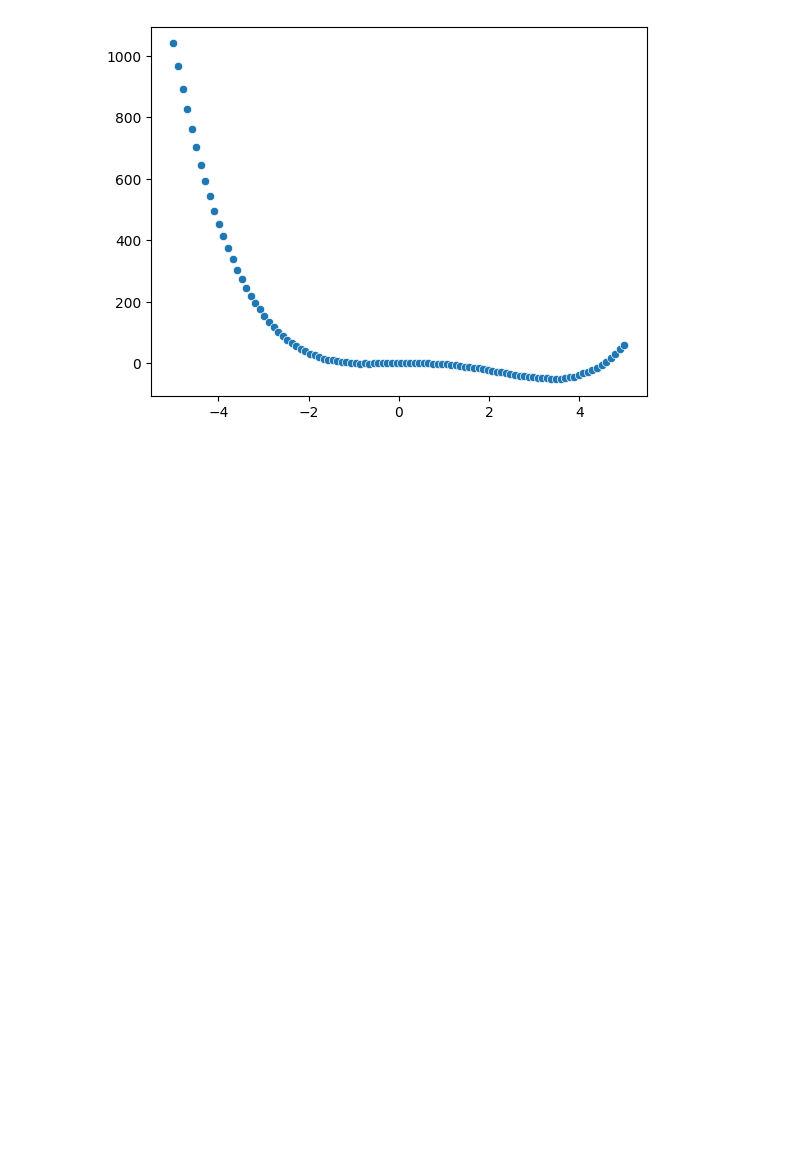
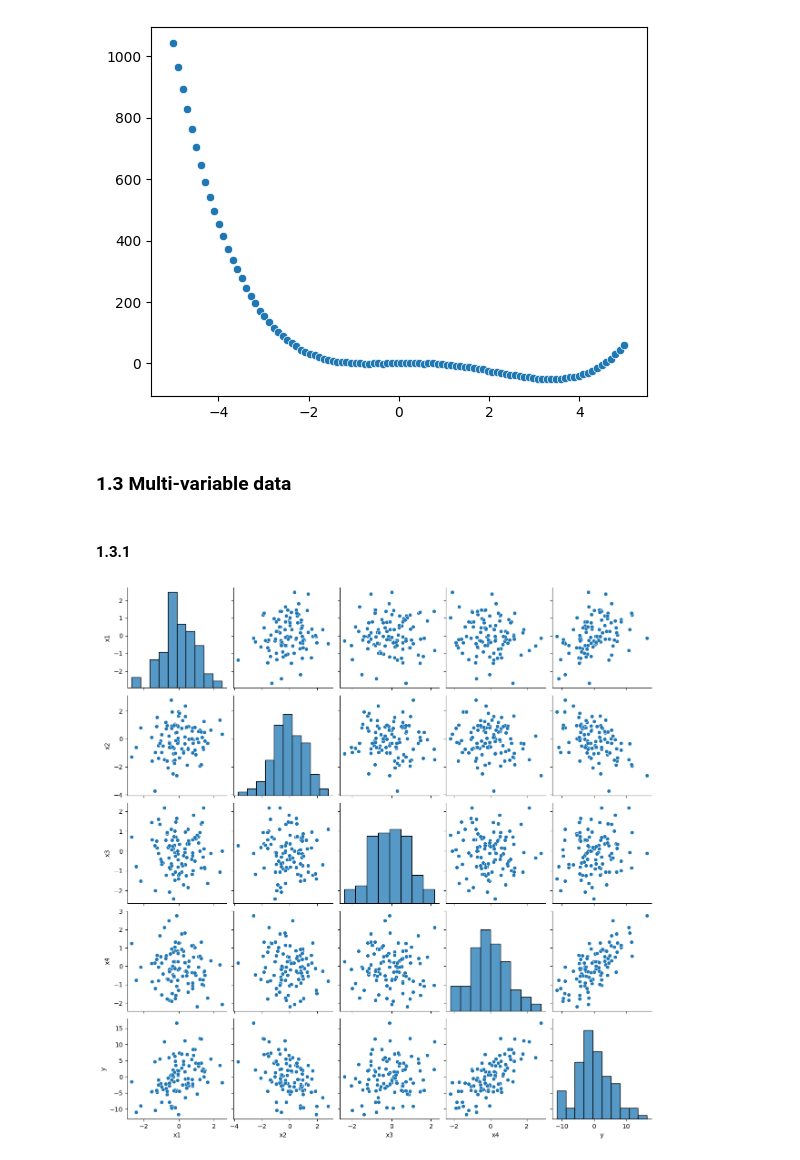
Before and after one commit to modernpacifist/engineering-of-machine-learning-urfu, a Jupyter notebook: math-basics-of-machine-learning/Notebooks/HW2_MBML.ipynb, the cells around one changed output. Cells and saved outputs as stored; diff of their text form; code cells hidden in the pictures; blank space fills up the shorter version.

```diff
--- a/math-basics-of-machine-learning/Notebooks/HW2_MBML.ipynb
+++ b/math-basics-of-machine-learning/Notebooks/HW2_MBML.ipynb
@@ -113,3 +153,24 @@ sns.scatterplot(x=x, y=y)
 plt.show()
 # %% [output]
 [figure]
+# %% [markdown]
+### 1.3 Multi-variable data
+# %% [markdown]
+#### 1.3.1
+# %%
+coefficients = [3, -2, 1, 4]
+size = 100
+
+x1 = np.random.normal(0, 1, size)
+x2 = np.random.normal(0, 1, size)
+x3 = np.random.normal(0, 1, size)
+x4 = np.random.normal(0, 1, size)
+
+y = np.dot(np.array([x1, x2, x3, x4]).T, coefficients) + np.random.normal(0, 1, 100)
+
+df = pd.DataFrame({'x1': x1, 'x2': x2, 'x3': x3, 'x4': x4, 'y': y})
+sns.pairplot(df)
+
+plt.show()
+# %% [output]
+[figure, added]
```
Also changed, not shown: parts of 14 cells of this notebook.
